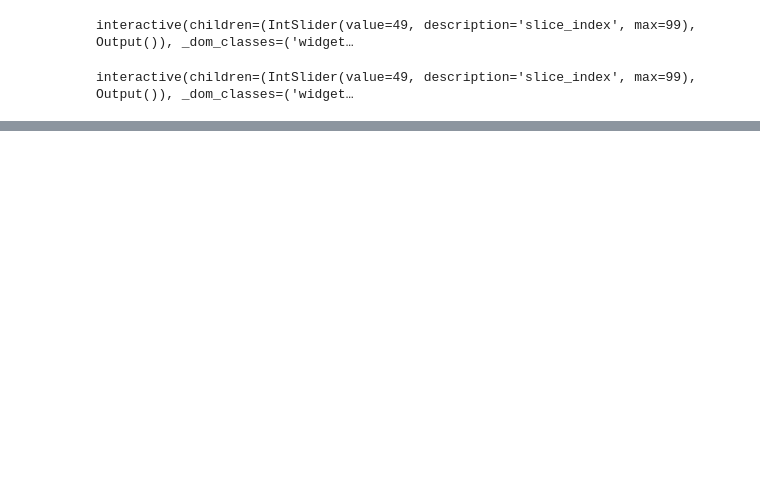
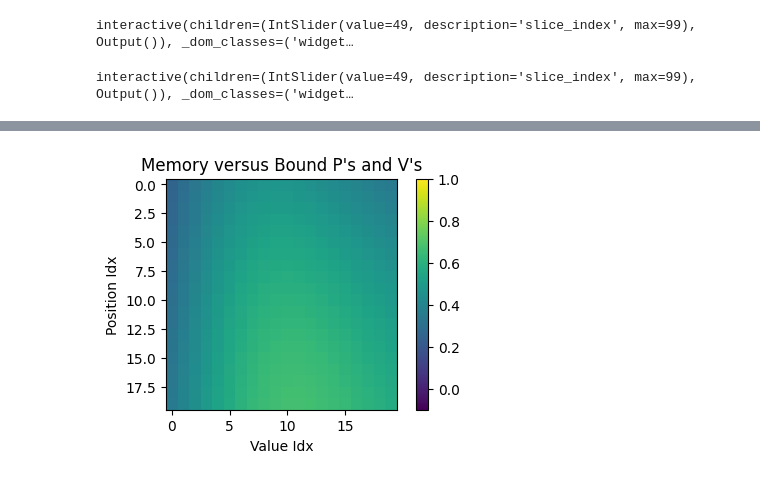
Before and after one commit to Parsa-Research-Laboratory/HyperSpace, a Jupyter notebook: experiments/development/1d_curve.ipynb, the cells around one changed output, grey strips where cells are left out. Drawn from its saved outputs; the diff is of its cells as text; code cells hidden in the pictures; blank space fills up the shorter version.

```diff
--- a/experiments/development/1d_curve.ipynb
+++ b/experiments/development/1d_curve.ipynb
@@ -409,4 +438,28 @@ memory, _ = memory_storage_module(
 # %%
 # ----------------------------------------------------------------------------------
 # compare the memory with respect to all possible binded position and value vectors
 # ----------------------------------------------------------------------------------
+pv_sims = torch.zeros((
+    EXP_CONFIG["num_training_points"],
+    EXP_CONFIG["num_training_points"],
+))
+for pv_idx in range(EXP_CONFIG["num_training_points"]):
+    for vv_idx in range(EXP_CONFIG["num_training_points"]):
+        bpv, _ = hrr_backend.bind(
+            a=x_gt_vectors[pv_idx],
+            b=y_gt_vectors[vv_idx]
+        )
+        s, _ = hrr_backend.similarity(memory, bpv)
+        pv_sims[pv_idx, vv_idx] = s
+
+plt.figure(figsize=(5,3))
+plt.imshow(pv_sims, vmin=-0.1, vmax=1.0)
+plt.ylabel("Position Idx")
+plt.xlabel("Value Idx")
+plt.title("Memory versus Bound P's and V's")
+plt.colorbar()
+plt.show()
+
+del pv_sims
+# %% [output]
+[figure, added]
```
Also changed, not shown: parts of 7 cells of this notebook.
